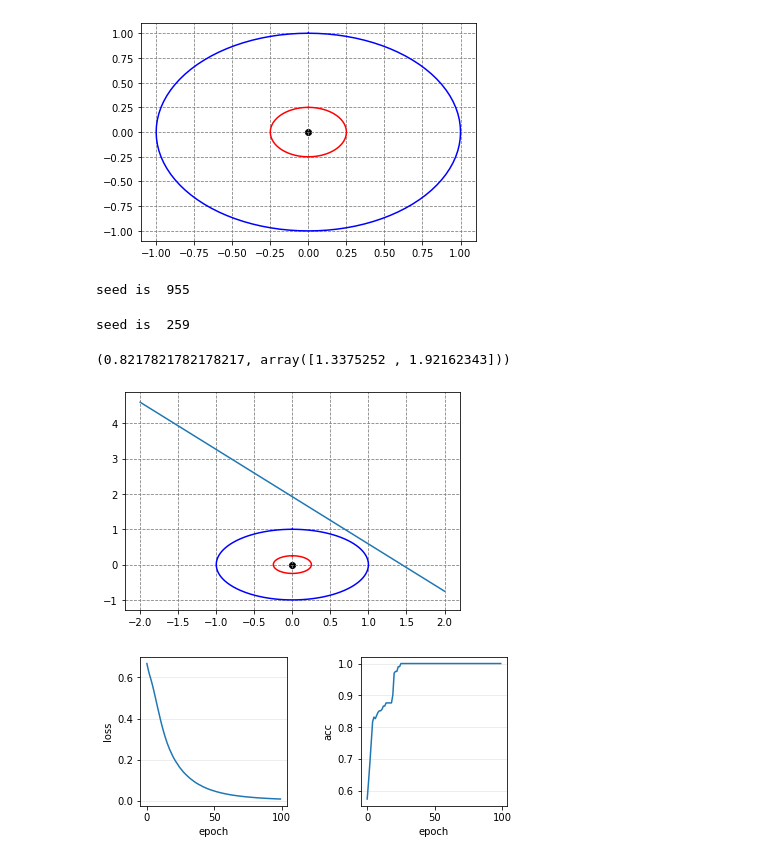
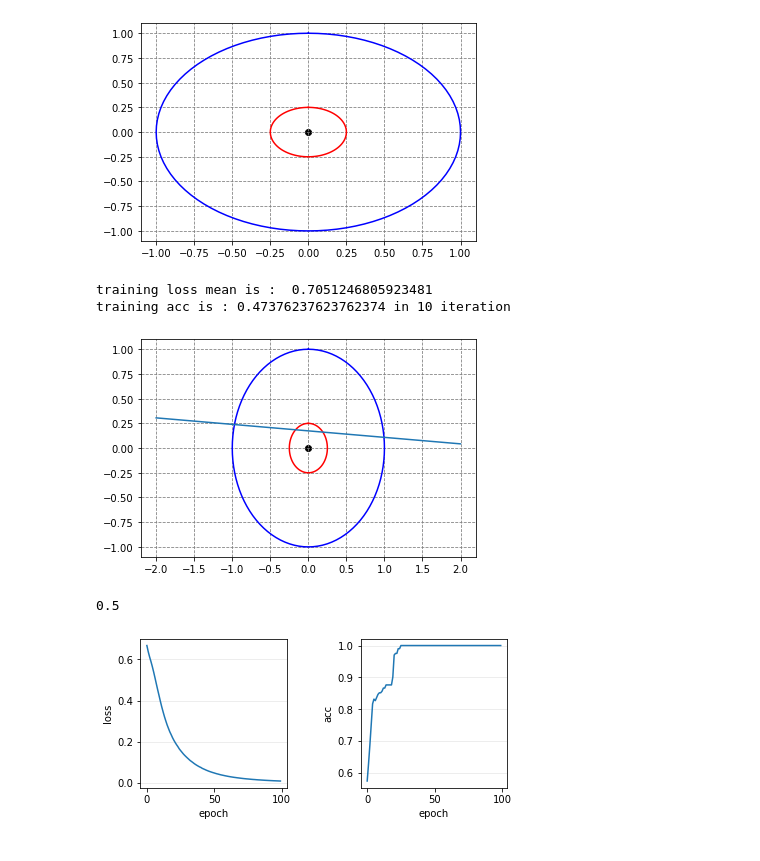
Before and after one commit to HakanKiymaz/activation-functions, a Jupyter notebook: torch-classifier.ipynb, the cells around one changed output. Cells and saved outputs as stored; diff of their text form; code cells hidden in the pictures.

```diff
--- a/torch-classifier.ipynb
+++ b/torch-classifier.ipynb
@@ -34 +38,13 @@ def linearly_separable_data():
+# %%
+def sigmoid(x):
+    return 1/(1+np.e**-x), derivarive_sigmoid(x)
+# %%
+def gradients(target, sigm, deriv, x, y ):
+    grad_wx = -(target*(1/sigm)*deriv*x - (1-target)*(1/(1-sigm))*deriv*x)
+    grad_wy = -(target*(1/sigm)*deriv*y - (1-target)*(1/(1-sigm))*deriv*y)
+    grad_bias = -(target*(1/sigm)*deriv - (1-target)*(1/(1-sigm))*deriv)
+    return grad_wx, grad_wy, grad_bias
+# %%
+def BCEloss(target,y_hat_sigmoid):
+    return -(target*np.log(y_hat_sigmoid) + (1-target)*(np.log(1-y_hat_sigmoid)))
 # %%
@@ -168,24 +206,24 @@ new_y_2.extend(data_arr[1].flatten())
 new_classes_2 = []
 new_classes_2.extend(label_arr.flatten())
 # %%
-accuracy,weights,x_data,y_data = linear_classifier(x_data=new_x_2, y_data=new_y_2, classes_=new_classes_2)
+acc,W_x, W_y, bias,x_data,y_data, classes_orig = linear_classifier(seed_=300,x_data=new_x_2, y_data=new_y_2, classes_orig=new_classes_2)
 # %% [output]
-seed is  955
+training loss mean is :  0.7051246805923481
+training acc is : 0.47376237623762374 in 10 iteration
-# %%
-linear_classifier(x_data=new_x_2, y_data=new_y_2, classes_=new_classes_2, weights=weights, eval=True, iter=1)[:2]
-# %% [output]
-seed is  259
-(0.8217821782178217, array([1.3375252 , 1.92162343]))
 # %%
 plt.scatter(0, 0, color='black')
 plt.plot(x_data[:101], y_data[:101], color='r',)
 plt.plot(x_data[101:], y_data[101:], color='b',)
 x_values = np.linspace(-2,2,100)
-y_values = -weights[0]*x_values +weights[1]
+y_values = -W_x*x_values +W_y
 plt.plot(x_values, y_values)
 plt.grid(color='gray', linestyle='dashed')
 # %% [output]
-[figure, old version]
+[figure, new version]
+# %%
+predict_(W_x, W_y, bias, x_data, y_data, classes_orig)
+# %% [output]
+0.5
 # %%
 import torch
 import torch.nn as nn
```
Also changed, not shown: parts of 9 cells of this notebook.
